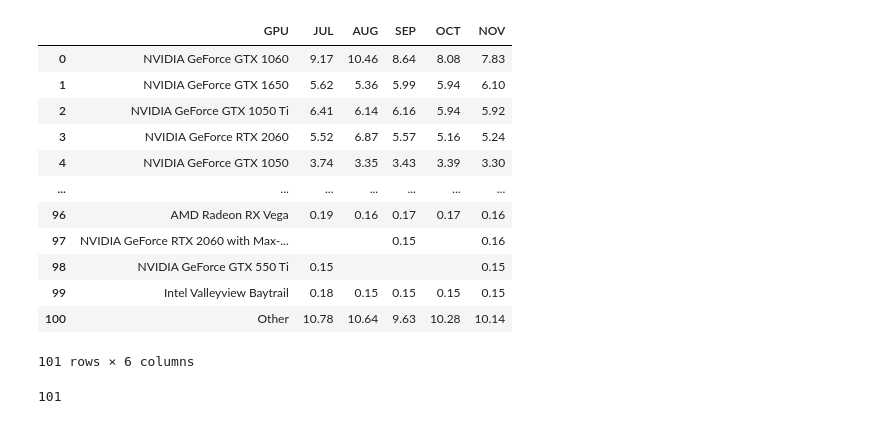
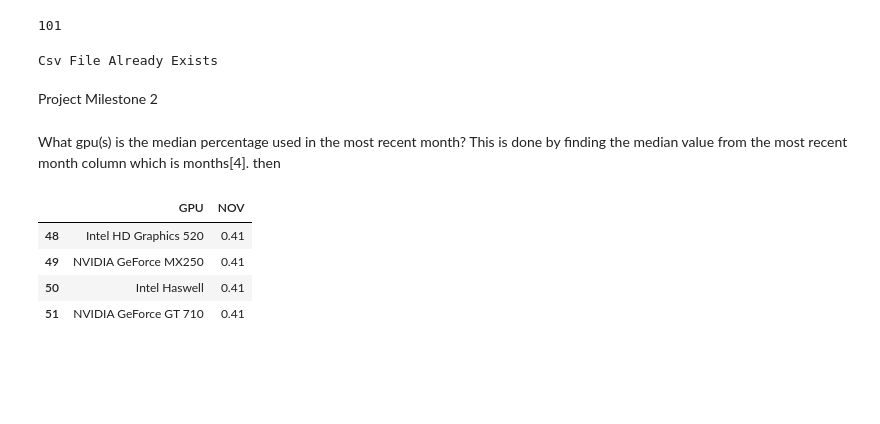
Before and after one commit to jDinhBC/Steam-Data-Scraper-Project, a Jupyter notebook: steam-scraper.ipynb, the cells around one changed output. Saved outputs shown, nothing was run; the diff lists cells and outputs as text; code cells hidden in the pictures; blank space fills up the shorter version.

Commit message:
Milestone 2

```diff
--- a/steam-scraper.ipynb
+++ b/steam-scraper.ipynb
@@ -82,21 +82,7 @@ df = pd.DataFrame.from_dict(gpu_percent_dict, orient='index', columns=[
 # Dataframe Reorganization
 df['GPU'] = df.index
 df = df[['GPU',months[0],months[1],months[2],months[3],months[4]]]
-df.reset_index(drop=True)
+df = df.reset_index(drop=True)
-# %% [output]
-|  | GPU | JUL | AUG | SEP | OCT | NOV |
-| 0 | NVIDIA GeForce GTX 1060 | 9.17 | 10.46 | 8.64 | 8.08 | 7.83 |
-| 1 | NVIDIA GeForce GTX 1650 | 5.62 | 5.36 | 5.99 | 5.94 | 6.10 |
-| 2 | NVIDIA GeForce GTX 1050 Ti | 6.41 | 6.14 | 6.16 | 5.94 | 5.92 |
-| 3 | NVIDIA GeForce RTX 2060 | 5.52 | 6.87 | 5.57 | 5.16 | 5.24 |
-| 4 | NVIDIA GeForce GTX 1050 | 3.74 | 3.35 | 3.43 | 3.39 | 3.30 |
-| ... | ... | ... | ... | ... | ... | ... |
-| 96 | AMD Radeon RX Vega | 0.19 | 0.16 | 0.17 | 0.17 | 0.16 |
-| 97 | NVIDIA GeForce RTX 2060 with Max-... |  |  | 0.15 |  | 0.16 |
-| 98 | NVIDIA GeForce GTX 550 Ti | 0.15 |  |  |  | 0.15 |
-| 99 | Intel Valleyview Baytrail | 0.18 | 0.15 | 0.15 | 0.15 | 0.15 |
-| 100 | Other | 10.78 | 10.64 | 9.63 | 10.28 | 10.14 |
-101 rows × 6 columns
 # %%
 # test df methods
 len(df)
@@ -108,7 +102,7 @@ len(df)
 file_name = f'steam_gpu_survey-{date.today().month}-{date.today().year}'
 
 # check if file already exists
-if (~exists("/data/{file_name}")):
+if (not exists(f"data/{file_name}")):
 
     # writing csv file
     df.to_csv(path_or_buf=file_name, index=False)
@@ -118,4 +112,21 @@ if (~exists("/data/{file_name}")):
     destination = "data"
     shutil.move(source, destination)
 else:
-    print("File Already Exists")
+    print("Csv File Already Exists")
+# %% [output]
+Csv File Already Exists
+# %% [markdown]
+Project Milestone 2
+# %% [markdown]
+What gpu(s) is the median percentage used in the most recent month? This is done by finding the median value from the most recent month column which is months[4]. then
+# %%
+# copy original dataframe
+df_copy = df.copy()
+# locate median values
+df_copy.loc[df_copy[months[4]] == df_copy[months[4]].median(), ['GPU', months[4]]]
+# %% [output]
+|  | GPU | NOV |
+| 48 | Intel HD Graphics 520 | 0.41 |
+| 49 | NVIDIA GeForce MX250 | 0.41 |
+| 50 | Intel Haswell | 0.41 |
+| 51 | NVIDIA GeForce GT 710 | 0.41 |
```
Also changed, not shown: parts of 18 cells of this notebook.
